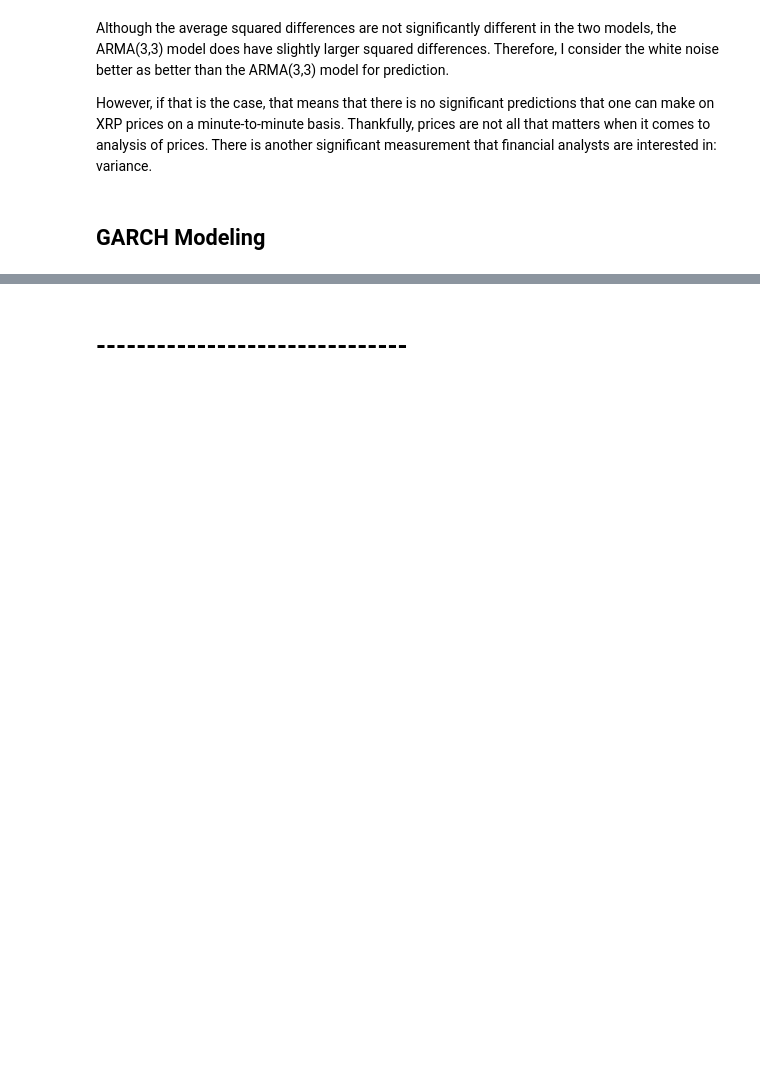
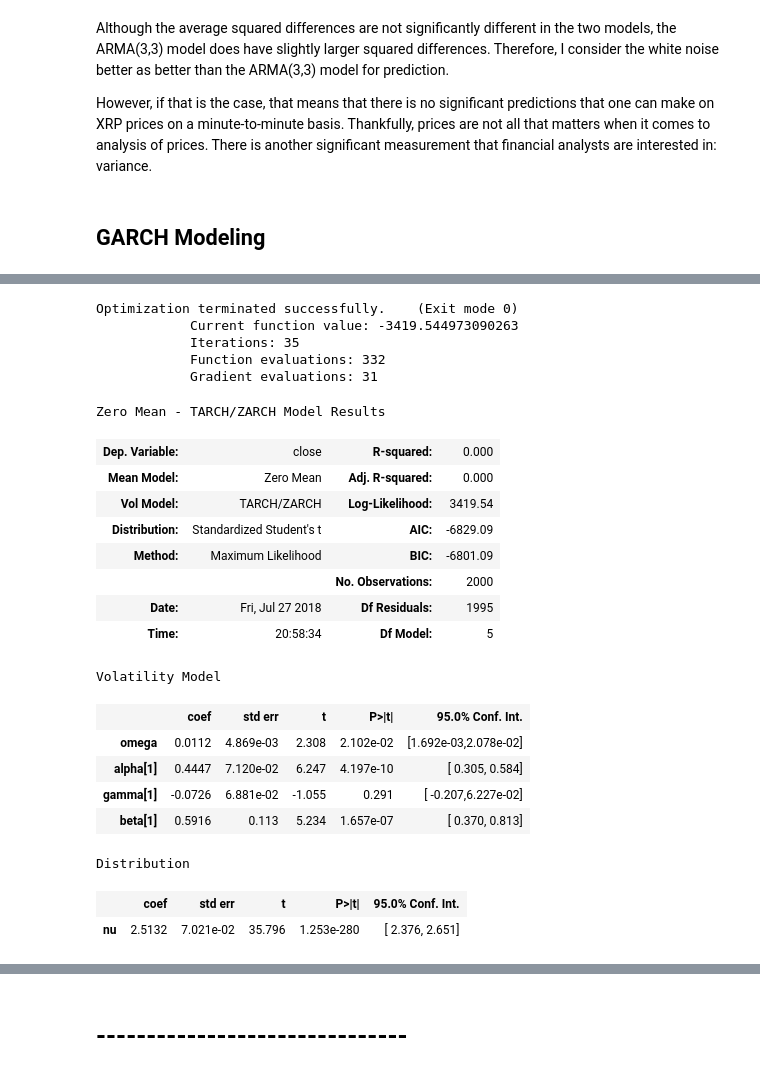
Before and after one commit to AndyVuHoang/Ripple-Report, a Jupyter notebook: analysis.ipynb, the cells around one changed output, grey strips where cells are left out. Drawn from its saved outputs; the diff is of its cells as text; code cells hidden in the pictures; blank space fills up the shorter version.

```diff
--- a/analysis.ipynb
+++ b/analysis.ipynb
@@ -353,0 +520,28 @@ array([[    0.        ,     0.        ,     0.        ],
+# %%
+model_var = arch_model(ts, p=1, o=1, q=1, dist='studentst', mean='zero', power=1.0)
+res = model_var.fit(update_freq=0)
+res.summary()
+# %% [output]
+Optimization terminated successfully.    (Exit mode 0)
+            Current function value: -3419.544973090263
+            Iterations: 35
+            Function evaluations: 332
+            Gradient evaluations: 31
+Zero Mean - TARCH/ZARCH Model Results
+| Dep. Variable: | close | R-squared: | 0.000 |
+| Mean Model: | Zero Mean | Adj. R-squared: | 0.000 |
+| Vol Model: | TARCH/ZARCH | Log-Likelihood: | 3419.54 |
+| Distribution: | Standardized Student's t | AIC: | -6829.09 |
+| Method: | Maximum Likelihood | BIC: | -6801.09 |
+|  |  | No. Observations: | 2000 |
+| Date: | Fri, Jul 27 2018 | Df Residuals: | 1995 |
+| Time: | 20:58:34 | Df Model: | 5 |
+Volatility Model
+|  | coef | std err | t | P>|t| | 95.0% Conf. Int. |
+| omega | 0.0112 | 4.869e-03 | 2.308 | 2.102e-02 | [1.692e-03,2.078e-02] |
+| alpha[1] | 0.4447 | 7.120e-02 | 6.247 | 4.197e-10 | [ 0.305, 0.584] |
+| gamma[1] | -0.0726 | 6.881e-02 | -1.055 | 0.291 | [ -0.207,6.227e-02] |
+| beta[1] | 0.5916 | 0.113 | 5.234 | 1.657e-07 | [ 0.370, 0.813] |
+Distribution
+|  | coef | std err | t | P>|t| | 95.0% Conf. Int. |
+| nu | 2.5132 | 7.021e-02 | 35.796 | 1.253e-280 | [ 2.376, 2.651] |
```
Also changed, not shown: parts of 19 cells of this notebook.
